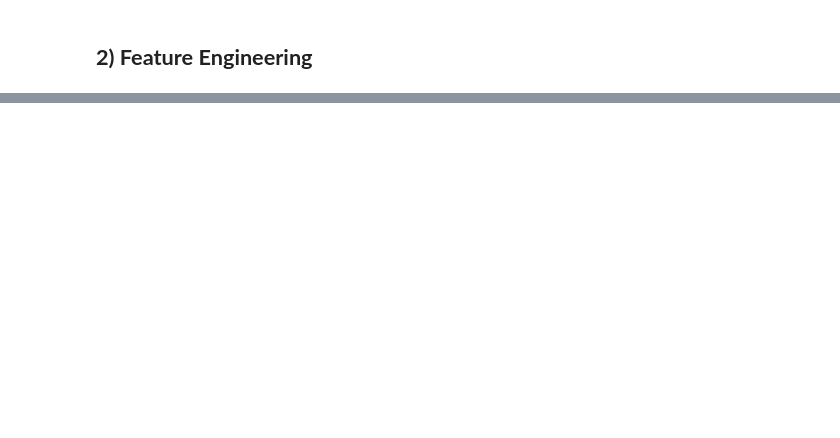
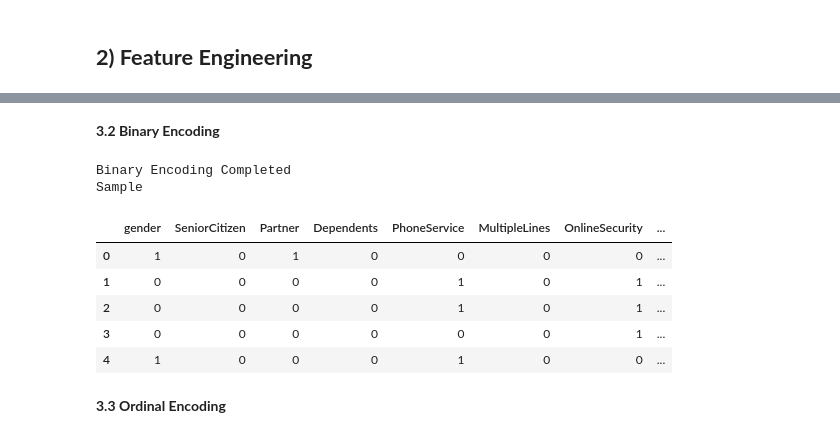
Before and after one commit to vivek-3369/end-to-end-customer-churn-prediction-project, a Jupyter notebook: notebooks/Feature_Engineering_and_Model_Training.ipynb, the cells around one changed output, grey strips where cells are left out. Drawn from its saved outputs; the diff is of its cells as text; code cells hidden in the pictures; blank space fills up the shorter version.

```diff
--- a/notebooks/Feature_Engineering_and_Model_Training.ipynb
+++ b/notebooks/Feature_Engineering_and_Model_Training.ipynb
@@ -16,7 +16,7 @@ import warnings as wn
 
 wn.filterwarnings("ignore")
 pd.set_option("display.max_columns",None)
-
+pd.set_option("display.float_format", "{:.4f}".format)
 # Create a Dataframe
 data = pd.read_csv("data/churn-data.csv")
 # Shape of the dataset
@@ -341,0 +473,31 @@ X_res, y_res = smote.fit_resample(X, y)
+# %%
+X = data.drop("Churn", axis=1)
+y = data["Churn"].map({"No": 0, "Yes": 1})
+
+# Feature Cateogries
+# Binary columns - Yes/No
+binary_cols = ["gender", "SeniorCitizen", "Partner", "Dependents", "PhoneService",
+               "MultipleLines","OnlineSecurity", "OnlineBackup", "DeviceProtection",
+               "TechSupport", "StreamingTV", "StreamingMovies", "PaperlessBilling"]
+
+# Ordinal columns - where categories have order
+ordinal_cols = ["Contract", "tenure_group"]
+contract_order = ["Month-to-month", "One year", "Two year"]
+tenure_order = ["New (0-12m)", "Growing (13-24m)", "Established (25-48m)", "Loyal (49-72m)"]
+
+# nominal cols - where categories have no order
+nominal_cols = ["InternetService", "PaymentMethod"]
+
+# numerical features to scale
+numeric_cols = ["tenure", "MonthlyCharges", "TotalCharges",
+                "avg_monthly_charges", "charge_delta"]
+
+# already numeric integers - pass through without scaling
+pass_through_cols = ["num_services", "contract_risk", "is_electronic_check",
+                     "is_auto_payement", "high_friction_bill", "vulnerability_score"]
+
+print(f"Binary Columns : {binary_cols}")
+print(f"Ordinal Columns : {ordinal_cols}")
+print(f"Nominal Columns : {nominal_cols}")
+print(f"Numeric Columns : {numeric_cols}")
+print(f"Passthrough Columns : {pass_through_cols}")
@@ -341,0 +510,21 @@ X_res, y_res = smote.fit_resample(X, y)
+# %% [markdown]
+**3.2 Binary Encoding**
+# %%
+binary_map = {"Yes": 1, "No": 0, "Female": 1, "Male": 0}
+for col in binary_cols :
+    X[col] = X[col].map(binary_map)
+
+print("Binary Encoding Completed")
+print("Sample")
+X[binary_cols].head(5)
+# %% [output]
+Binary Encoding Completed
+Sample
+|  | gender | SeniorCitizen | Partner | Dependents | PhoneService | MultipleLines | OnlineSecurity | ... |
+| 0 | 1 | 0 | 1 | 0 | 0 | 0 | 0 | ... |
+| 1 | 0 | 0 | 0 | 0 | 1 | 0 | 1 | ... |
+| 2 | 0 | 0 | 0 | 0 | 1 | 0 | 1 | ... |
+| 3 | 0 | 0 | 0 | 0 | 0 | 0 | 1 | ... |
+| 4 | 1 | 0 | 0 | 0 | 1 | 0 | 0 | ... |
+# %% [markdown]
+**3.3 Ordinal Encoding**
```
Also changed, not shown: parts of 53 cells of this notebook.
